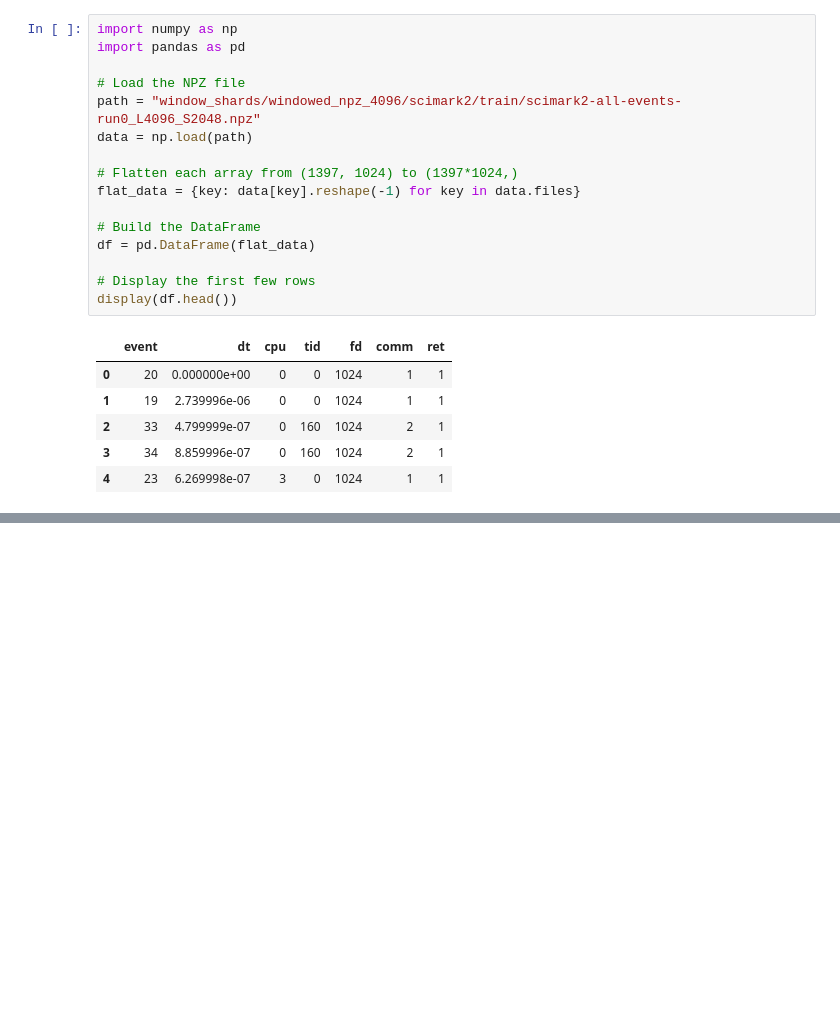
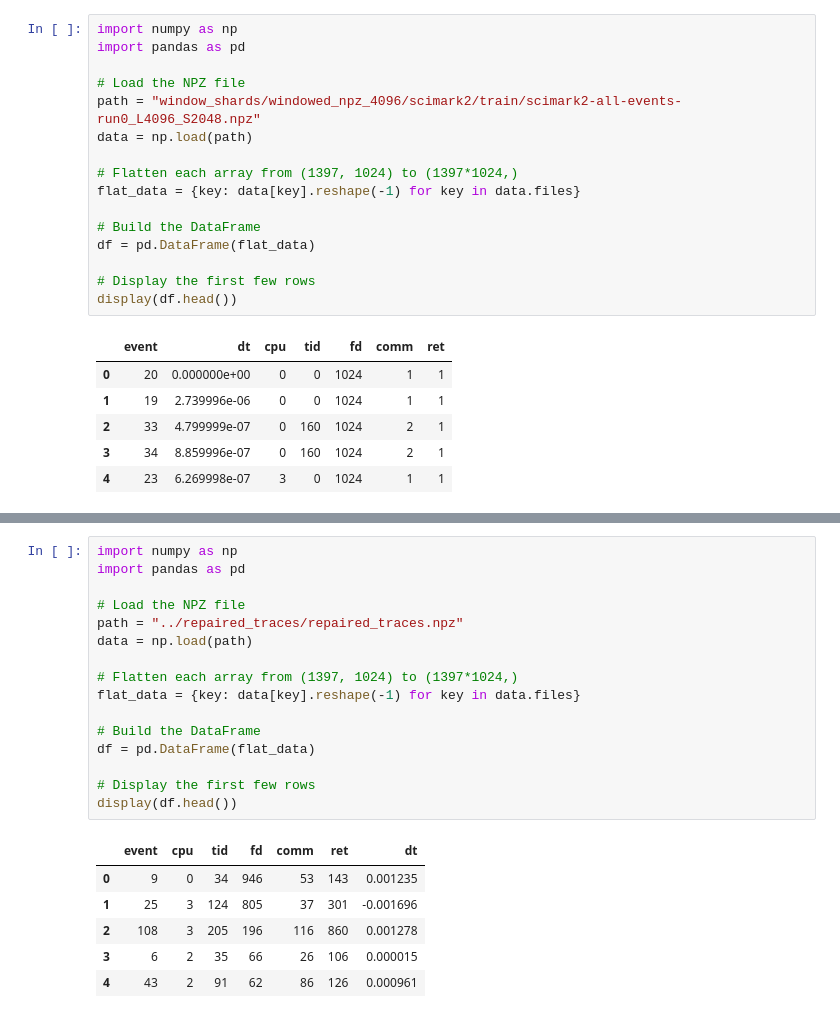
Before and after one commit to 17YuvrajSehgal/SyntheticLogGeneration, a Jupyter notebook: dataset/data.ipynb, the cells around one changed output, grey strips where cells are left out. Saved outputs shown, nothing was run; the diff lists cells and outputs as text; blank space fills up the shorter version.

```diff
--- a/dataset/data.ipynb
+++ b/dataset/data.ipynb
@@ -516,0 +540,23 @@ display(df.head())
+# %%
+import numpy as np
+import pandas as pd
+
+# Load the NPZ file
+path = "../repaired_traces/repaired_traces.npz"
+data = np.load(path)
+
+# Flatten each array from (1397, 1024) to (1397*1024,)
+flat_data = {key: data[key].reshape(-1) for key in data.files}
+
+# Build the DataFrame
+df = pd.DataFrame(flat_data)
+
+# Display the first few rows
+display(df.head())
+# %% [output]
+|  | event | cpu | tid | fd | comm | ret | dt |
+| 0 | 9 | 0 | 34 | 946 | 53 | 143 | 0.001235 |
+| 1 | 25 | 3 | 124 | 805 | 37 | 301 | -0.001696 |
+| 2 | 108 | 3 | 205 | 196 | 116 | 860 | 0.001278 |
+| 3 | 6 | 2 | 35 | 66 | 26 | 106 | 0.000015 |
+| 4 | 43 | 2 | 91 | 62 | 86 | 126 | 0.000961 |
```
Also changed, not shown: parts of 1 cell of this notebook, 2 other files.
